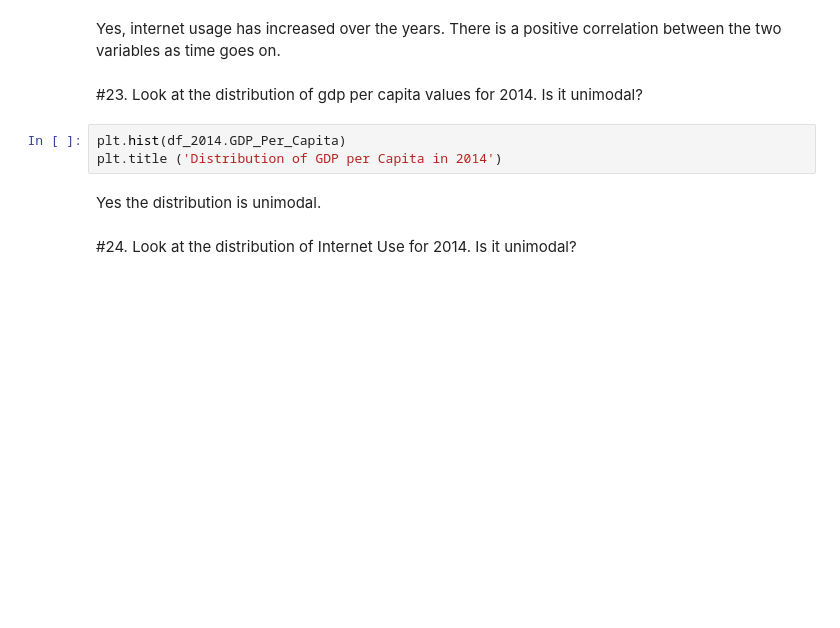
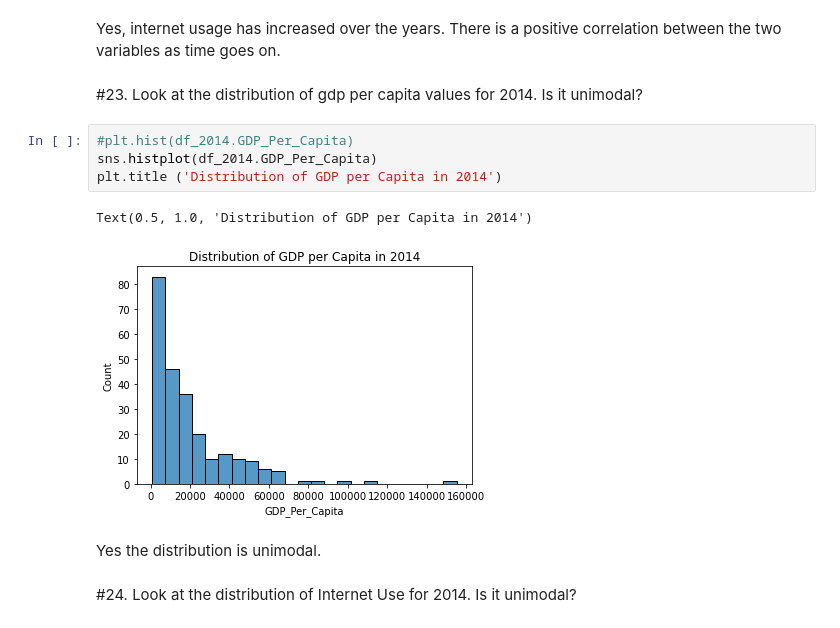
Before and after one commit to NSS-Full-Time-Data-Analytics-8/un_project-officialbubies, a Jupyter notebook: Notebooks/project1_un_data.ipynb, the cells around one changed output. Saved outputs shown, nothing was run; the diff lists cells and outputs as text; blank space fills up the shorter version.

```diff
--- a/Notebooks/project1_un_data.ipynb
+++ b/Notebooks/project1_un_data.ipynb
@@ -166,8 +349,12 @@ Yes, internet usage has increased over the years. There is a positive correlatio
 # %% [markdown]
 #23. Look at the distribution of gdp per capita values for 2014. Is it unimodal?
 # %%
-plt.hist(df_2014.GDP_Per_Capita)
+#plt.hist(df_2014.GDP_Per_Capita)
+sns.histplot(df_2014.GDP_Per_Capita)
 plt.title ('Distribution of GDP per Capita in 2014')
+# %% [output]
+Text(0.5, 1.0, 'Distribution of GDP per Capita in 2014')
+[figure, added]
 # %% [markdown]
 Yes the distribution is unimodal.
 # %% [markdown]
```
Also changed, not shown: parts of 42 cells of this notebook.
